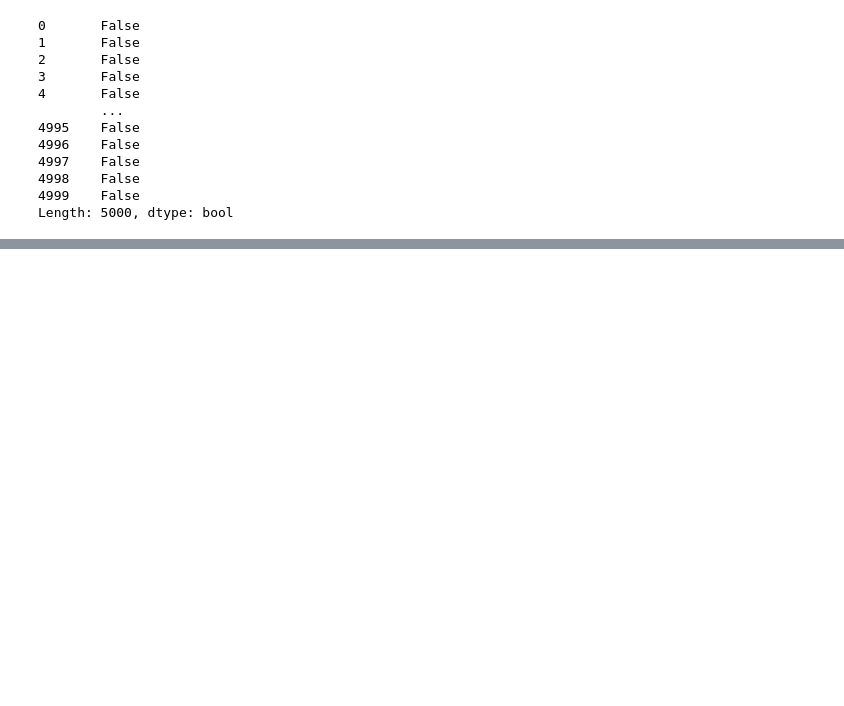
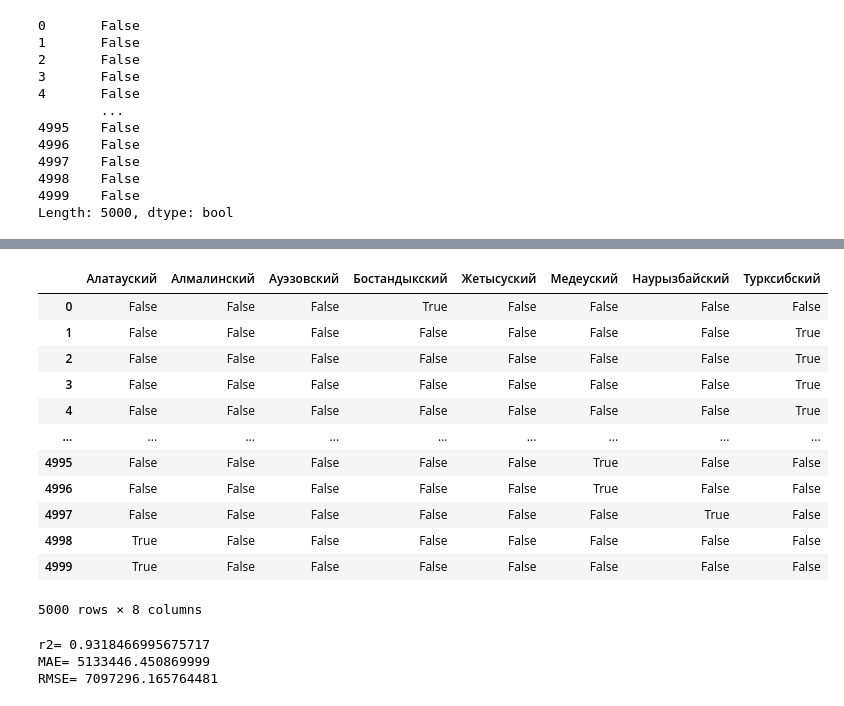
Before and after one commit to s17108187-design/almaty-house-price-predictor, a Jupyter notebook: eda/eda.ipynb, the cells around one changed output, grey strips where cells are left out. Saved outputs shown, nothing was run; the diff lists cells and outputs as text; code cells hidden in the pictures; blank space fills up the shorter version.

```diff
--- a/eda/eda.ipynb
+++ b/eda/eda.ipynb
@@ -127,0 +149,16 @@ plt.show()
+# %%
+pd.get_dummies(df["district"])
+# %% [output]
+|  | Алатауский | Алмалинский | Ауэзовский | Бостандыкский | Жетысуский | Медеуский | Наурызбайский | Турксибский |
+| 0 | False | False | False | True | False | False | False | False |
+| 1 | False | False | False | False | False | False | False | True |
+| 2 | False | False | False | False | False | False | False | True |
+| 3 | False | False | False | False | False | False | False | True |
+| 4 | False | False | False | False | False | False | False | True |
+| ... | ... | ... | ... | ... | ... | ... | ... | ... |
+| 4995 | False | False | False | False | False | True | False | False |
+| 4996 | False | False | False | False | False | True | False | False |
+| 4997 | False | False | False | False | False | False | True | False |
+| 4998 | True | False | False | False | False | False | False | False |
+| 4999 | True | False | False | False | False | False | False | False |
+5000 rows × 8 columns
@@ -127,0 +182,10 @@ plt.show()
+# %%
+rf.fit(X_train,y_train)
+y_pred = rf.predict(X_test)
+print("r2=", r2_score (y_test, y_pred))
+print('MAE=', mean_absolute_error (y_test, y_pred))
+print("RMSE=", root_mean_squared_error (y_test, y_pred))
+# %% [output]
+r2= 0.9318466995675717
+MAE= 5133446.450869999
+RMSE= 7097296.165764481
```
Also changed, not shown: parts of 12 cells of this notebook, 5 other files.
